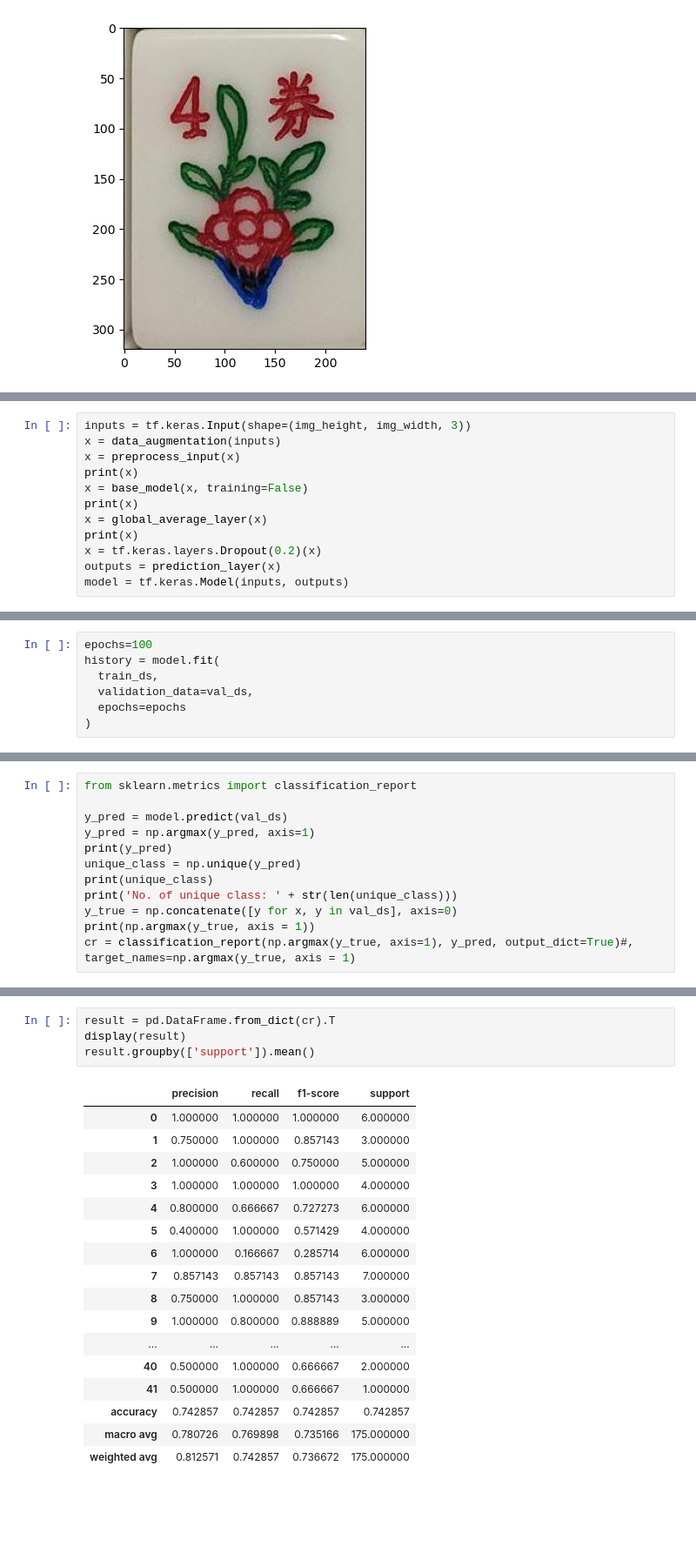
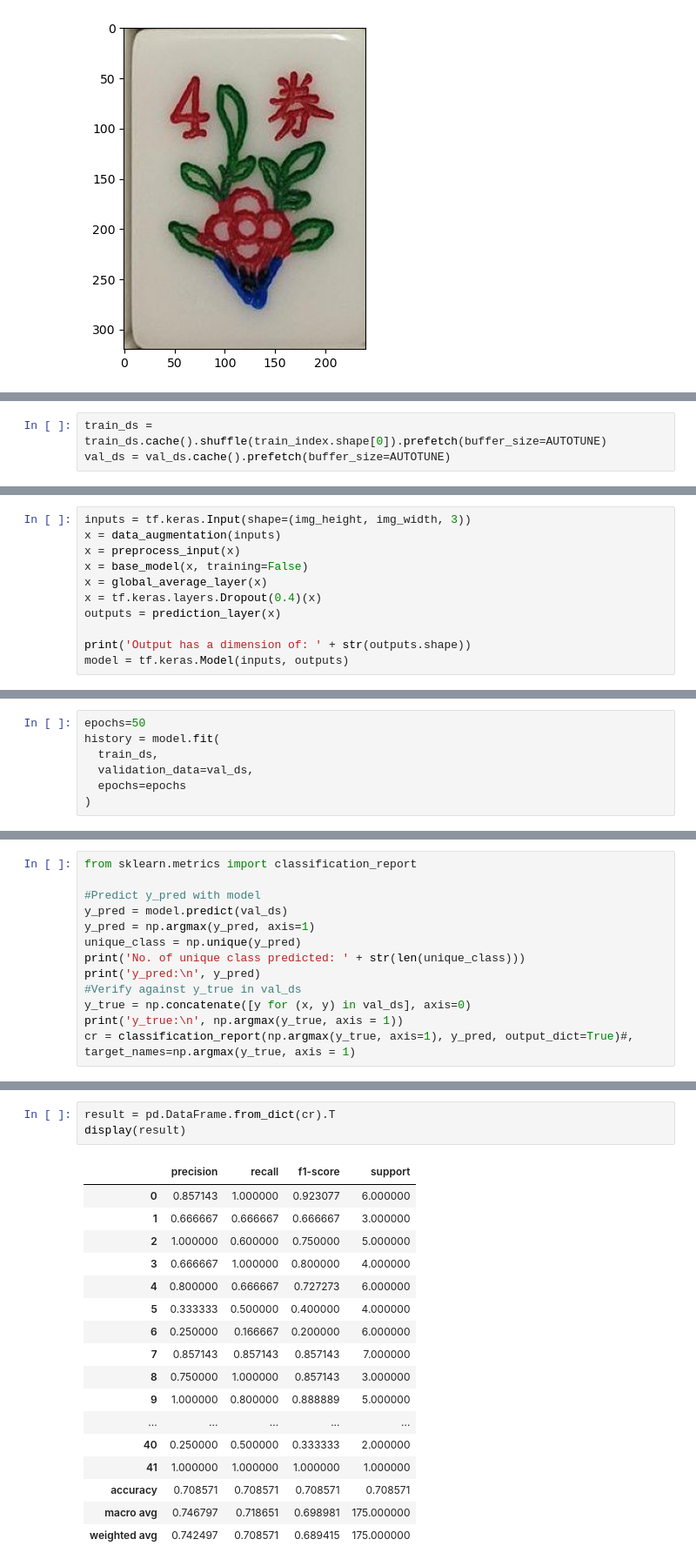
Before and after one commit to justinchan114/Mahjong_Tile_Classifier, a Jupyter notebook: mahjong_mobilenet.ipynb, the cells around one changed output, grey strips where cells are left out. Shown at 87% size. Saved outputs shown, nothing was run; the diff lists cells and outputs as text; blank space fills up the shorter version.

```diff
--- a/mahjong_mobilenet.ipynb
+++ b/mahjong_mobilenet.ipynb
@@ -123,0 +121,3 @@ data_augmentation = tf.keras.Sequential([
+# %%
+train_ds = train_ds.cache().shuffle(train_index.shape[0]).prefetch(buffer_size=AUTOTUNE)
+val_ds = val_ds.cache().prefetch(buffer_size=AUTOTUNE)
@@ -174,12 +189,11 @@ len(model.trainable_variables)
 inputs = tf.keras.Input(shape=(img_height, img_width, 3))
 x = data_augmentation(inputs)
 x = preprocess_input(x)
-print(x)
 x = base_model(x, training=False)
-print(x)
 x = global_average_layer(x)
-print(x)
-x = tf.keras.layers.Dropout(0.2)(x)
+x = tf.keras.layers.Dropout(0.4)(x)
 outputs = prediction_layer(x)
+
+print('Output has a dimension of: ' + str(outputs.shape))
 model = tf.keras.Model(inputs, outputs)
 # %% [output]
@@ -219,5 +232,5 @@ loss0, accuracy0 = model.evaluate(val_ds)
 # %%
-epochs=100
+epochs=50
 history = model.fit(
   train_ds,
   validation_data=val_ds,
@@ -283,13 +284,14 @@ print(train_ds)
 # %%
 from sklearn.metrics import classification_report
 
+#Predict y_pred with model
 y_pred = model.predict(val_ds)
 y_pred = np.argmax(y_pred, axis=1)
-print(y_pred)
 unique_class = np.unique(y_pred)
-print(unique_class)
-print('No. of unique class: ' + str(len(unique_class)))
-y_true = np.concatenate([y for x, y in val_ds], axis=0)
-print(np.argmax(y_true, axis = 1))
+print('No. of unique class predicted: ' + str(len(unique_class)))
+print('y_pred:\n', y_pred)
+#Verify against y_true in val_ds
+y_true = np.concatenate([y for (x, y) in val_ds], axis=0)
+print('y_true:\n', np.argmax(y_true, axis = 1))
 cr = classification_report(np.argmax(y_true, axis=1), y_pred, output_dict=True)#, target_names=np.argmax(y_true, axis = 1)
 # %% [output]
@@ -316,22 +318,21 @@ No. of unique class: 42
 # %%
 result = pd.DataFrame.from_dict(cr).T
 display(result)
-result.groupby(['support']).mean()
 # %% [output]
 |  | precision | recall | f1-score | support |
-| 0 | 1.000000 | 1.000000 | 1.000000 | 6.000000 |
-| 1 | 0.750000 | 1.000000 | 0.857143 | 3.000000 |
+| 0 | 0.857143 | 1.000000 | 0.923077 | 6.000000 |
+| 1 | 0.666667 | 0.666667 | 0.666667 | 3.000000 |
 | 2 | 1.000000 | 0.600000 | 0.750000 | 5.000000 |
-| 3 | 1.000000 | 1.000000 | 1.000000 | 4.000000 |
+| 3 | 0.666667 | 1.000000 | 0.800000 | 4.000000 |
 | 4 | 0.800000 | 0.666667 | 0.727273 | 6.000000 |
-| 5 | 0.400000 | 1.000000 | 0.571429 | 4.000000 |
-| 6 | 1.000000 | 0.166667 | 0.285714 | 6.000000 |
+| 5 | 0.333333 | 0.500000 | 0.400000 | 4.000000 |
+| 6 | 0.250000 | 0.166667 | 0.200000 | 6.000000 |
 | 7 | 0.857143 | 0.857143 | 0.857143 | 7.000000 |
 | 8 | 0.750000 | 1.000000 | 0.857143 | 3.000000 |
 | 9 | 1.000000 | 0.800000 | 0.888889 | 5.000000 |
 | ... | ... | ... | ... | ... |
-| 40 | 0.500000 | 1.000000 | 0.666667 | 2.000000 |
-| 41 | 0.500000 | 1.000000 | 0.666667 | 1.000000 |
-| accuracy | 0.742857 | 0.742857 | 0.742857 | 0.742857 |
-| macro avg | 0.780726 | 0.769898 | 0.735166 | 175.000000 |
-| weighted avg | 0.812571 | 0.742857 | 0.736672 | 175.000000 |
+| 40 | 0.250000 | 0.500000 | 0.333333 | 2.000000 |
+| 41 | 1.000000 | 1.000000 | 1.000000 | 1.000000 |
+| accuracy | 0.708571 | 0.708571 | 0.708571 | 0.708571 |
+| macro avg | 0.746797 | 0.718651 | 0.698981 | 175.000000 |
+| weighted avg | 0.742497 | 0.708571 | 0.689415 | 175.000000 |
```
Also changed, not shown: parts of 46 cells of this notebook.
